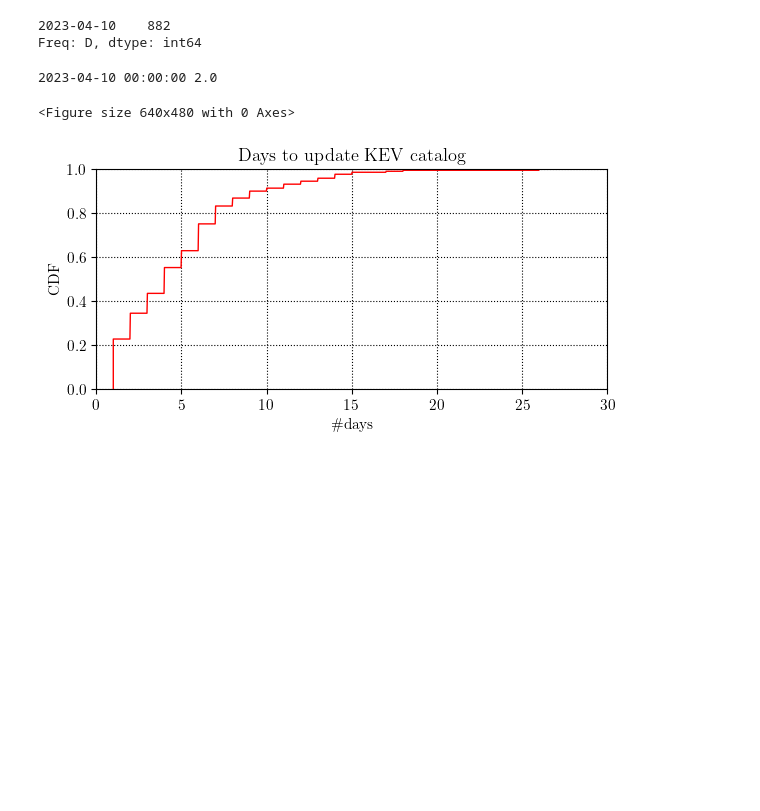
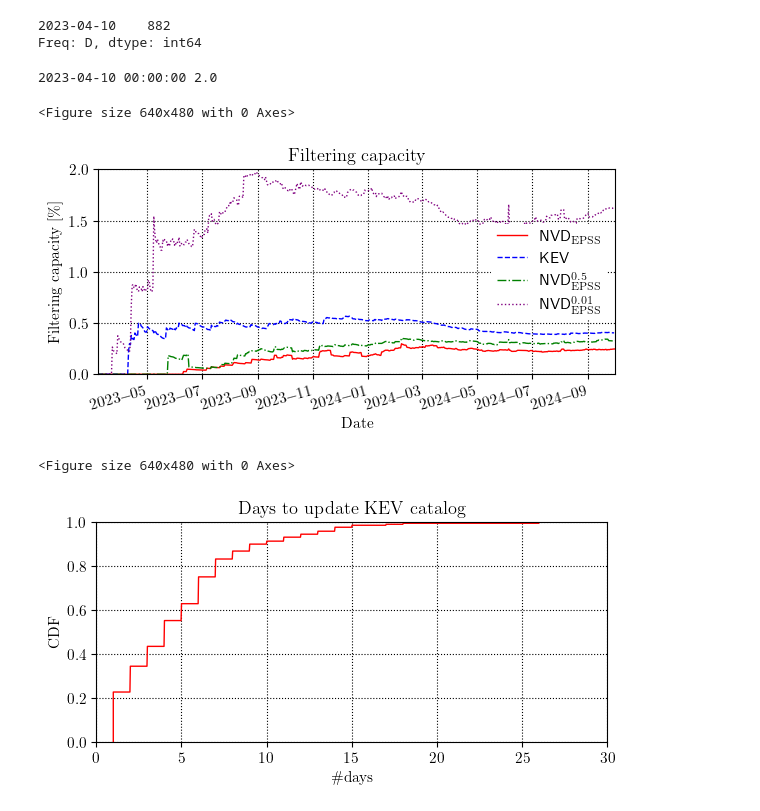
Before and after one commit to dravalico/paper-temporal-dynamics-epss, a Jupyter notebook: 1_epss3_current.ipynb, the cells around one changed output. Drawn from its saved outputs; the diff is of its cells as text; code cells hidden in the pictures; blank space fills up the shorter version.

```diff
--- a/1_epss3_current.ipynb
+++ b/1_epss3_current.ipynb
@@ -736,6 +796,46 @@ for k, v in cumulative_counts_filled.items():
         break
 # %% [output]
 2023-04-10 00:00:00 2.0
+# %%
+import datetime
+cve_per_day_epss = df_current.groupby('date').size()
+above = df_current[df_current['epss'] > 0.7].groupby('date').size()
+percentage_epss = (above / cve_per_day_epss * 100).fillna(0)
+
+above_05 = df_current[df_current['epss'] > 0.5].groupby('date').size()
+percentage_epss_05 = (above_05 / cve_per_day_epss * 100).fillna(0)
+
+above_001 = df_current[df_current['epss'] > 0.01].groupby('date').size()
+percentage_epss_001 = (above_001 / cve_per_day_epss * 100).fillna(0)
+
+kev_temp = df_kev_sheet[df_kev_sheet.cveID.isin(id_current)].sort_values('dateAdded')
+kev_temp['dateAdded'] = pd.to_datetime(kev_temp['dateAdded'])
+cumulative_counts = kev_temp.groupby(kev_temp['dateAdded'].dt.date).size().cumsum()
+cumulative_counts.index = pd.to_datetime(cumulative_counts.index)
+cumulative_counts_filled = cumulative_counts.reindex(
+    pd.date_range(start=cve_per_day_epss.index.min(), end=UPPER_DATE, freq='D'),
+    method='ffill'
+)
+cumulative_counts_filled = cumulative_counts_filled.fillna(0)
+df_cve_d = df_cve[df_cve.reserved.dt.date >= datetime.date(2023, 3, 7)].copy()
+df_cve_d = df_cve_d[~df_cve_d.id.isin(id_epss_rejected)]
+cve_per_day = df_cve_d.groupby(df_cve_d.published.dt.date).size().cumsum()
+cve_per_day_filled = cve_per_day.reindex(
+    pd.date_range(start=cve_per_day.index.min(), end=UPPER_DATE, freq='D'),
+    method='ffill')
+percentage_kev = (cumulative_counts_filled / cve_per_day_filled * 100)
+
+data = [(f'{lbl_df_current_above}', (percentage_epss.index, percentage_epss.values)),
+        (f'{lbl_df_kev_current}', (percentage_kev.index, percentage_kev.values)),
+        (f'{lbl_df_current_above_05}', (percentage_epss_05.index, percentage_epss_05.values)),
+        (f'{lbl_df_current_above_001}', (percentage_epss_001.index, percentage_epss_001.values))]
+plot = fastplot.plot(data, None, mode='line_multi', xlabel='Date', ylabel=r'Filtering capacity [\%]',
+                     xticks_rotate=15, legend=True, **PLOT_ARGS)
+plot.title('Filtering capacity')
+plot.show()
+# %% [output]
+<Figure size 640x480 with 0 Axes>
+[figure, added]
 # %%
 date_index = df_kev_sheet.groupby('dateAdded').size().index
 date_index = pd.to_datetime(date_index)
```
Also changed, not shown: parts of 2 cells of this notebook.
